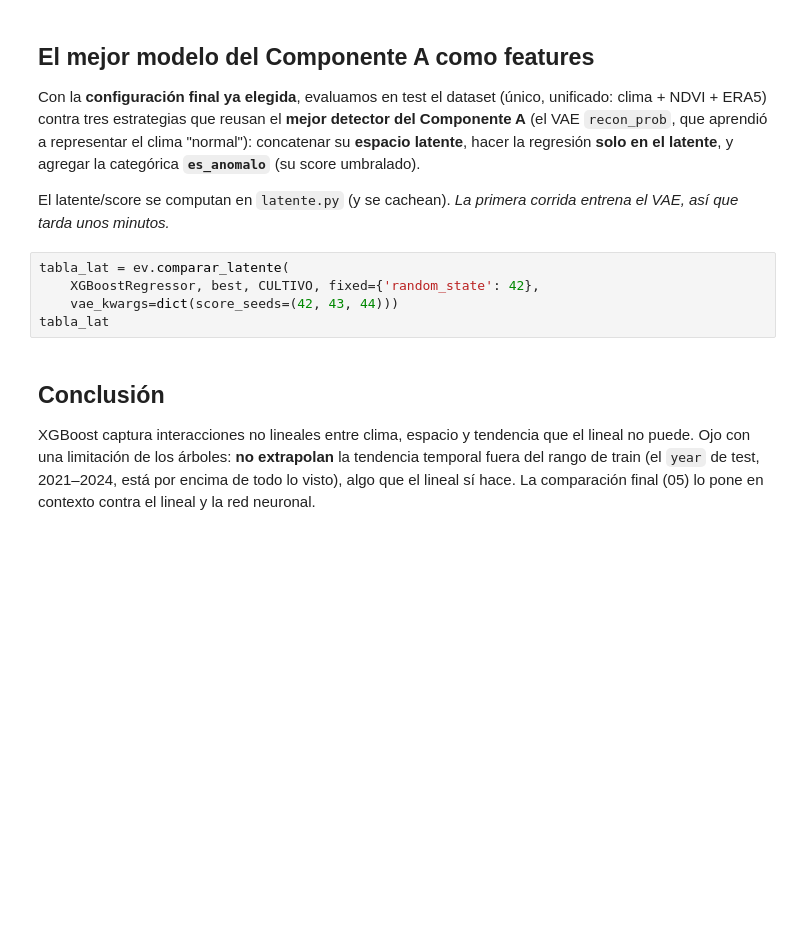
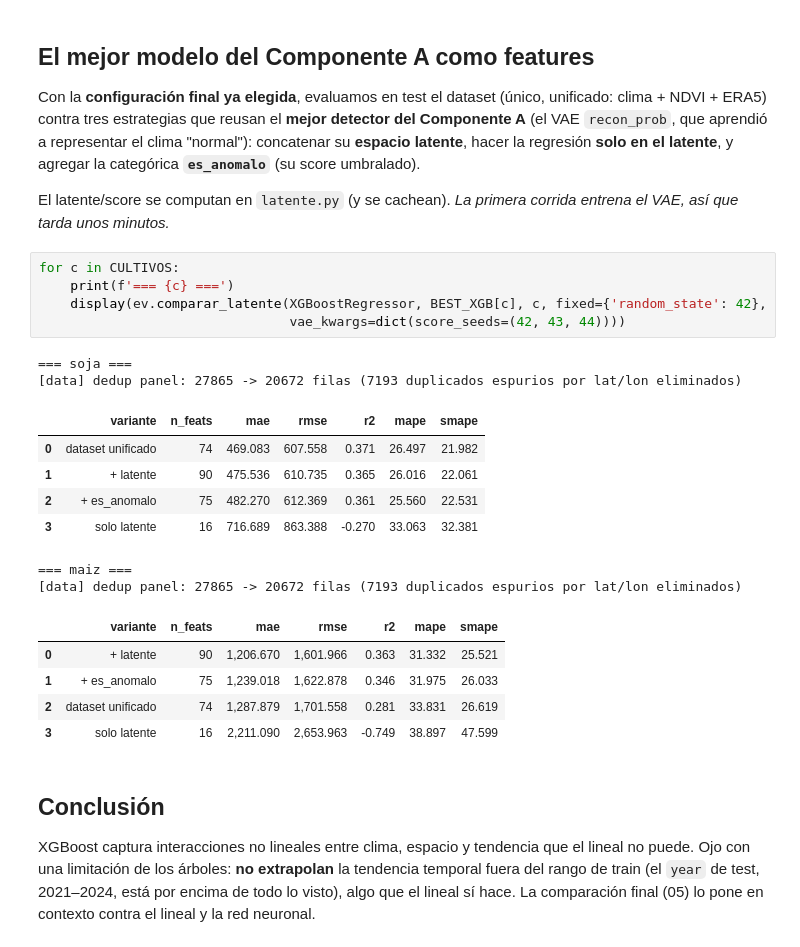
Before and after one commit to Castanosjoaquin/Trabajo_final_ML, a Jupyter notebook: componente_b/experimentos/03_hp_xgboost.ipynb, the cells around one changed output. Saved outputs shown, nothing was run; the diff lists cells and outputs as text; blank space fills up the shorter version.

```diff
--- a/componente_b/experimentos/03_hp_xgboost.ipynb
+++ b/componente_b/experimentos/03_hp_xgboost.ipynb
@@ -87,10 +125,25 @@ el latente**, y agregar la categórica **`es_anomalo`** (su score umbralado).
 El latente/score se computan en `latente.py` (y se cachean). *La primera corrida
 entrena el VAE, así que tarda unos minutos.*
 # %%
-tabla_lat = ev.comparar_latente(
-    XGBoostRegressor, best, CULTIVO, fixed={'random_state': 42},
-    vae_kwargs=dict(score_seeds=(42, 43, 44)))
-tabla_lat
+for c in CULTIVOS:
+    print(f'=== {c} ===')
+    display(ev.comparar_latente(XGBoostRegressor, BEST_XGB[c], c, fixed={'random_state': 42},
+                                vae_kwargs=dict(score_seeds=(42, 43, 44))))
+# %% [output]
+=== soja ===
+[data] dedup panel: 27865 -> 20672 filas (7193 duplicados espurios por lat/lon eliminados)
+|  | variante | n_feats | mae | rmse | r2 | mape | smape |
+| 0 | dataset unificado | 74 | 469.083 | 607.558 | 0.371 | 26.497 | 21.982 |
+| 1 | + latente | 90 | 475.536 | 610.735 | 0.365 | 26.016 | 22.061 |
+| 2 | + es_anomalo | 75 | 482.270 | 612.369 | 0.361 | 25.560 | 22.531 |
+| 3 | solo latente | 16 | 716.689 | 863.388 | -0.270 | 33.063 | 32.381 |
+=== maiz ===
+[data] dedup panel: 27865 -> 20672 filas (7193 duplicados espurios por lat/lon eliminados)
+|  | variante | n_feats | mae | rmse | r2 | mape | smape |
+| 0 | + latente | 90 | 1,206.670 | 1,601.966 | 0.363 | 31.332 | 25.521 |
+| 1 | + es_anomalo | 75 | 1,239.018 | 1,622.878 | 0.346 | 31.975 | 26.033 |
+| 2 | dataset unificado | 74 | 1,287.879 | 1,701.558 | 0.281 | 33.831 | 26.619 |
+| 3 | solo latente | 16 | 2,211.090 | 2,653.963 | -0.749 | 38.897 | 47.599 |
 # %% [markdown]
 ## Conclusión
 
```
Also changed, not shown: parts of 9 cells of this notebook, 13 other files.
